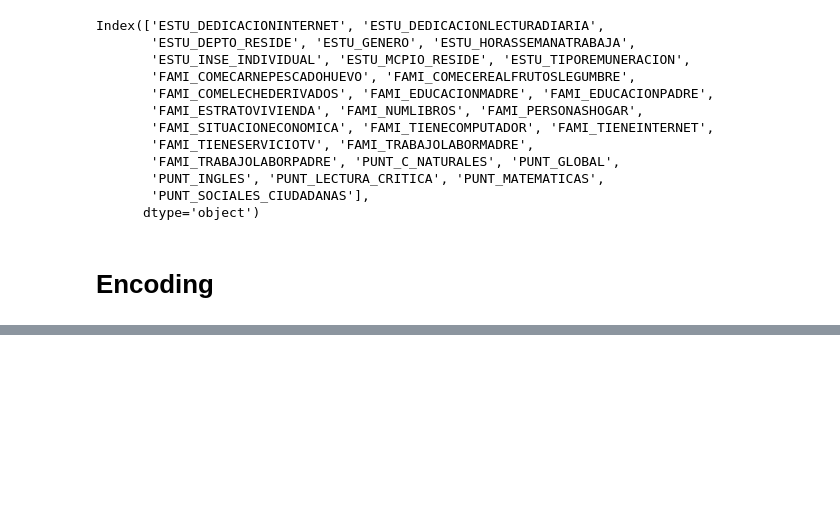
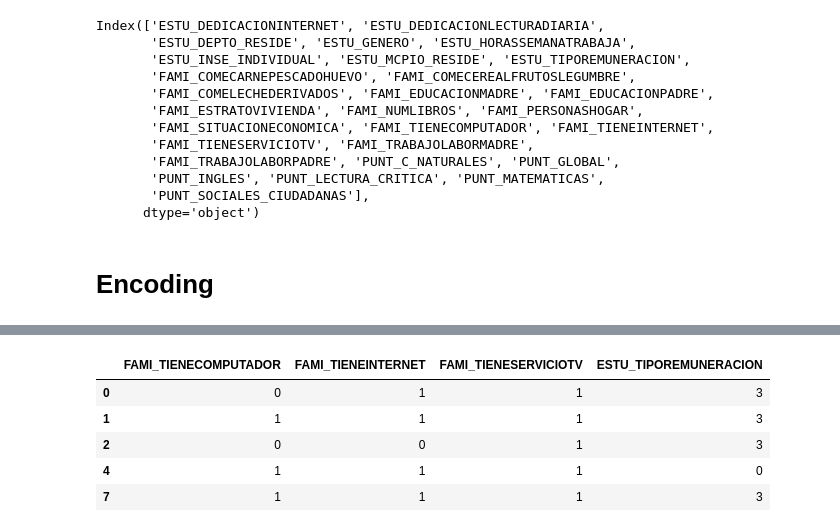
Before and after one commit to juanjaramillo98/Seminario, a Jupyter notebook: momentos_evaluativos/ME03-G02-1216727112-1152706601/ME03-G02-notebook.ipynb, the cells around one changed output, grey strips where cells are left out. Saved outputs shown, nothing was run; the diff lists cells and outputs as text; code cells hidden in the pictures; blank space fills up the shorter version.

```diff
--- a/momentos_evaluativos/ME03-G02-1216727112-1152706601/ME03-G02-notebook.ipynb
+++ b/momentos_evaluativos/ME03-G02-1216727112-1152706601/ME03-G02-notebook.ipynb
@@ -573,0 +581,9 @@ df_filtrado[['FAMI_COMELECHEDERIVADOS', 'FAMI_EDUCACIONMADRE', 'FAMI_EDUCACIONPA
+# %%
+df_encoded[['FAMI_TIENECOMPUTADOR', 'FAMI_TIENEINTERNET', 'FAMI_TIENESERVICIOTV', 'ESTU_TIPOREMUNERACION']].head()
+# %% [output]
+|  | FAMI_TIENECOMPUTADOR | FAMI_TIENEINTERNET | FAMI_TIENESERVICIOTV | ESTU_TIPOREMUNERACION |
+| 0 | 0 | 1 | 1 | 3 |
+| 1 | 1 | 1 | 1 | 3 |
+| 2 | 0 | 0 | 1 | 3 |
+| 4 | 1 | 1 | 1 | 0 |
+| 7 | 1 | 1 | 1 | 3 |
```
Also changed, not shown: parts of 10 cells of this notebook.
